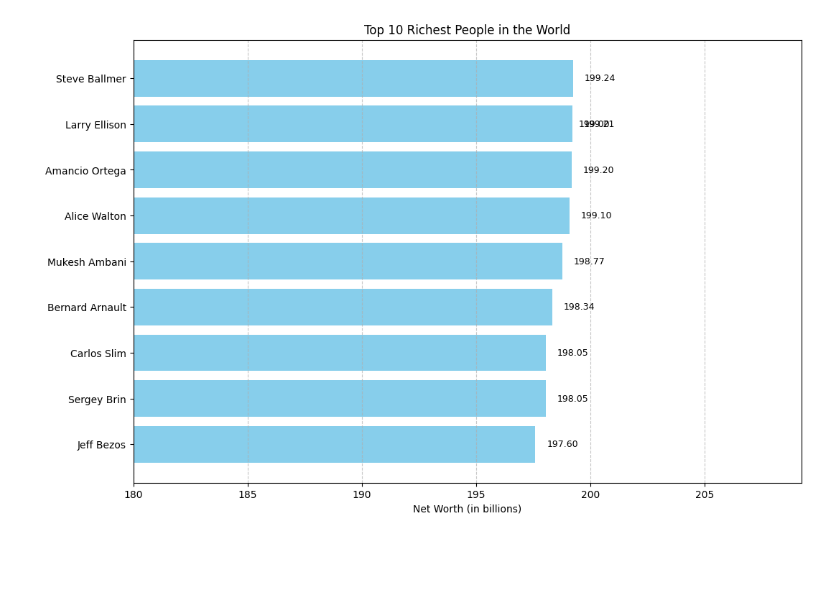
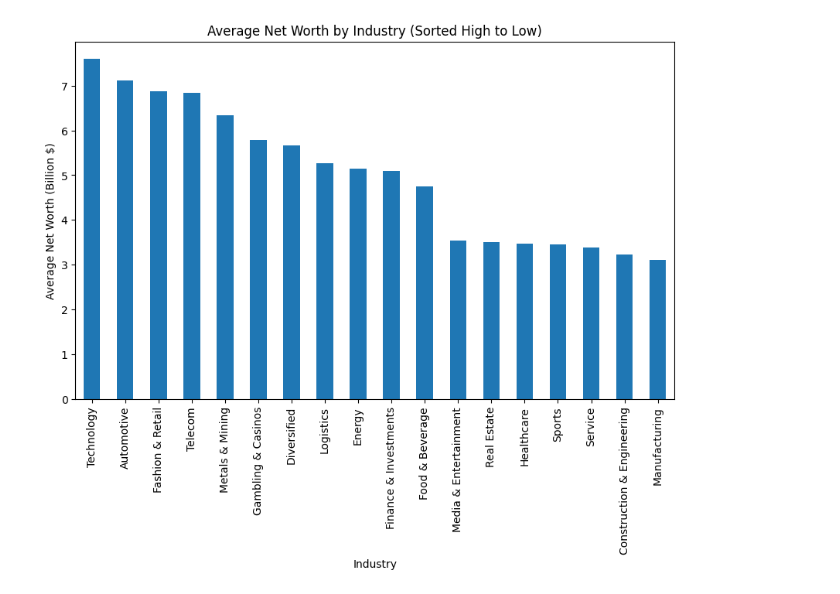
Before and after one commit to YUHA0JIANG/data, a Jupyter notebook: My data.ipynb, the cells around one changed output. Cells and saved outputs as stored; diff of their text form; code cells hidden in the pictures; blank space fills up the shorter version.

```diff
--- a/My data.ipynb
+++ b/My data.ipynb
@@ -62,24 +133,30 @@ plt.show()
-# %%
-# 修正前十大最富有的人的条形图
-top_10_richest = data.sort_values(by='Net Worth (in billions)', ascending=False).head(10)
-
-# 绘制前十大最富有的人的条形图
-plt.figure(figsize=(12, 8))
-bars = plt.barh(top_10_richest['Name'], top_10_richest['Net Worth (in billions)'], color='skyblue')
-plt.xlabel('Net Worth (in billions)')
-plt.title('Top 10 Richest People in the World')
-plt.gca().invert_yaxis()  # 反转Y轴，使得最富有的人在顶部
-plt.grid(axis='x', linestyle='--', alpha=0.7)
-
-# 设置 x 轴范围
-plt.xlim(180, max(top_10_richest['Net Worth (in billions)']) + 10)
-
-# 在条形图上添加数据标签
-for bar in bars:
-    width = bar.get_width()
-    plt.text(width + 0.5, bar.get_y() + bar.get_height()/2, f'{width:.2f}',
-             va='center', ha='left', color='black', fontsize=9)  # 更小的字体大小
-
-plt.show()
-# %% [output]
-[figure, removed]
+# %%
+# 更严格的清洗 net_worth 列，去掉 " B" 并将其转换为数值类型，处理其他可能的非数值字符
+data['net_worth'] = data['net_worth'].replace({' B': '', ',': ''}, regex=True)
+
+# 试图将所有的net_worth转换为浮点数，如果不能转换就变为NaN
+data['net_worth'] = pd.to_numeric(data['net_worth'], errors='coerce')
+
+# 删除任何净资产为NaN的行，确保数据的完整性
+data = data.dropna(subset=['net_worth'])
+
+# 分析财富最集中和最分散的行业
+industry_net_worth = data.groupby('business_category')['net_worth'].sum()
+industry_count = data['business_category'].value_counts()
+
+# 计算每个行业的平均财富
+industry_avg_net_worth = industry_net_worth / industry_count
+
+# 对平均净资产进行从高到低的排序
+industry_avg_net_worth_sorted = industry_avg_net_worth.sort_values(ascending=False)
+
+# 可视化排序后的行业平均财富分布
+plt.figure(figsize=(10, 6))
+industry_avg_net_worth_sorted.plot(kind='bar')
+plt.title('Average Net Worth by Industry (Sorted High to Low)')
+plt.xlabel('Industry')
+plt.ylabel('Average Net Worth (Billion $)')
+plt.xticks(rotation=90)
+plt.show()
+# %% [output]
+[figure, added]
```
Also changed, not shown: parts of 18 cells of this notebook, 12 other files.
